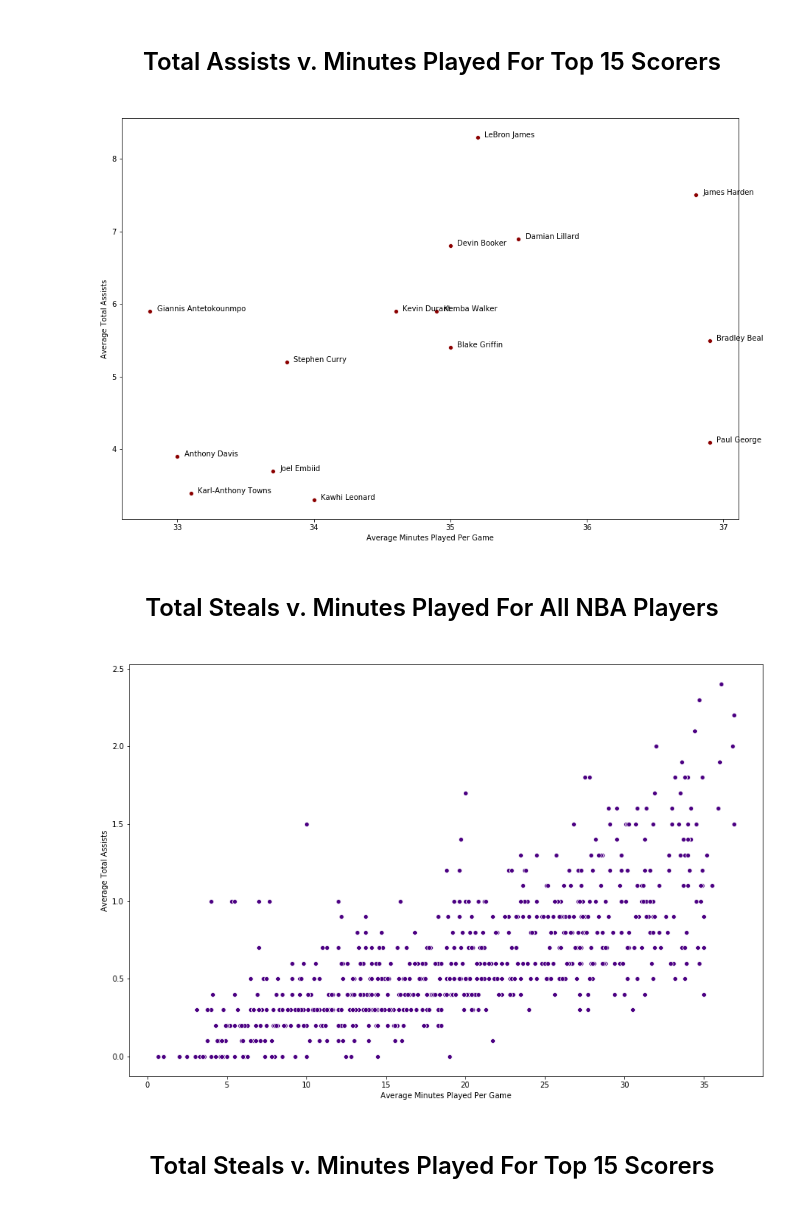
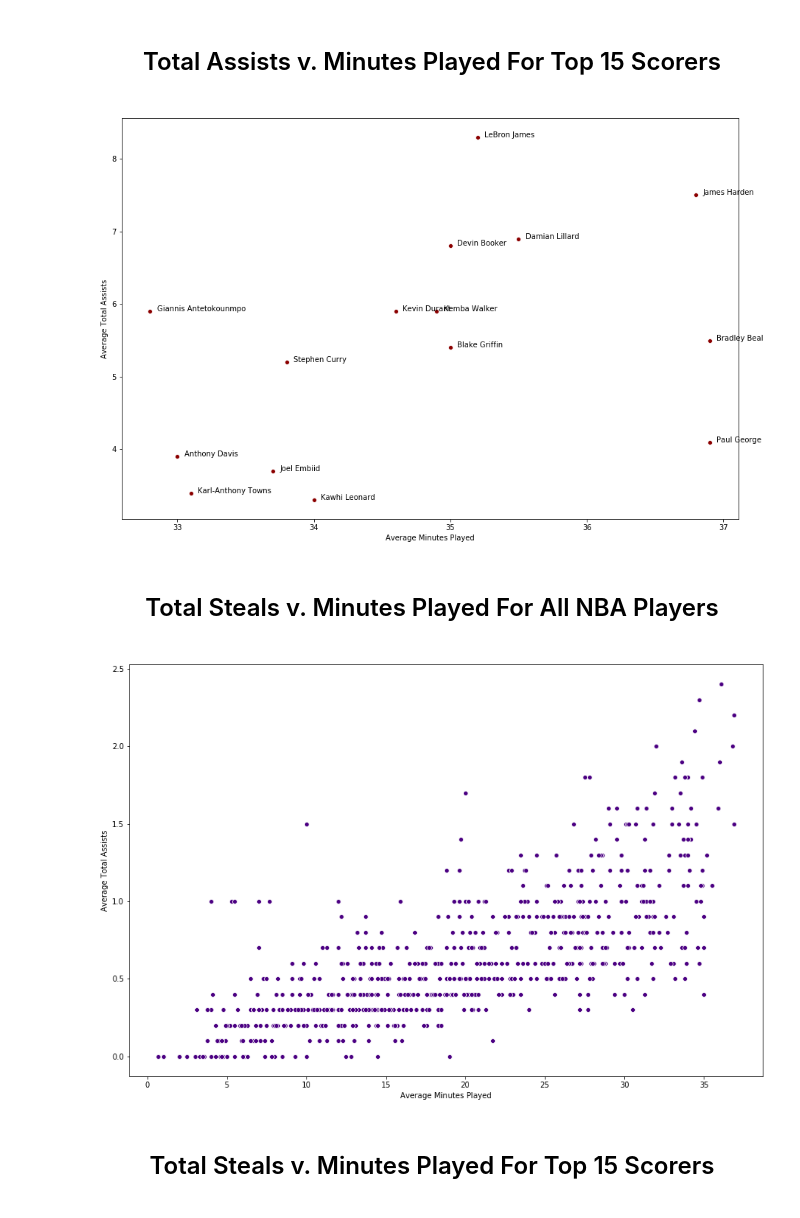
Before and after one commit to Ajnbro/nba320.github.io, a Jupyter notebook: Final Project Notebook.ipynb, the cells around one changed output. Saved outputs shown, nothing was run; the diff lists cells and outputs as text; code cells hidden in the pictures.

```diff
--- a/Final Project Notebook.ipynb
+++ b/Final Project Notebook.ipynb
@@ -337,21 +345,21 @@ plt.show()
 # %%
 plt.figure(figsize=(15, 10))
 # Create a scatterplot of the average total assits vs average minutes played for top 15 players
 ax = sns.scatterplot(x = 'MP', y = 'AST', data = top_15, color='darkred')
 
 # Lable points with player's name associated with them
 for line in range(0,top_15.shape[0]):
     plt.text(top_15['MP'][line] + 0.05, top_15['AST'][line],
             top_15['Player'][line], horizontalalignment = 'left',
             size = '10', color = 'black')
 
 # Set up axis
-ax.set_xlabel('Average Minutes Played Per Game')
+ax.set_xlabel('Average Minutes Played')
 ax.set_ylabel('Average Total Assists')
 
 plt.show()
 # %% [output]
-[figure, old version]
+[figure, new version]
 # %% [markdown]
 <center>
 <h1 style="font-size:24px">Total Steals v. Minutes Played For All NBA Players</h1>
@@ -362,12 +370,12 @@ plt.figure(figsize=(15, 10))
 ax = sns.scatterplot(x = 'MP', y = 'STL', data = nba_stats, color='indigo')
 
 # Set up axis
-ax.set_xlabel('Average Minutes Played Per Game')
+ax.set_xlabel('Average Minutes Played')
 ax.set_ylabel('Average Total Assists')
 
 plt.show()
 # %% [output]
-[figure, old version]
+[figure, new version]
 # %% [markdown]
 <center>
 <h1 style="font-size:24px">Total Steals v. Minutes Played For Top 15 Scorers</h1>
```
Also changed, not shown: parts of 35 cells of this notebook, 1 other file.
